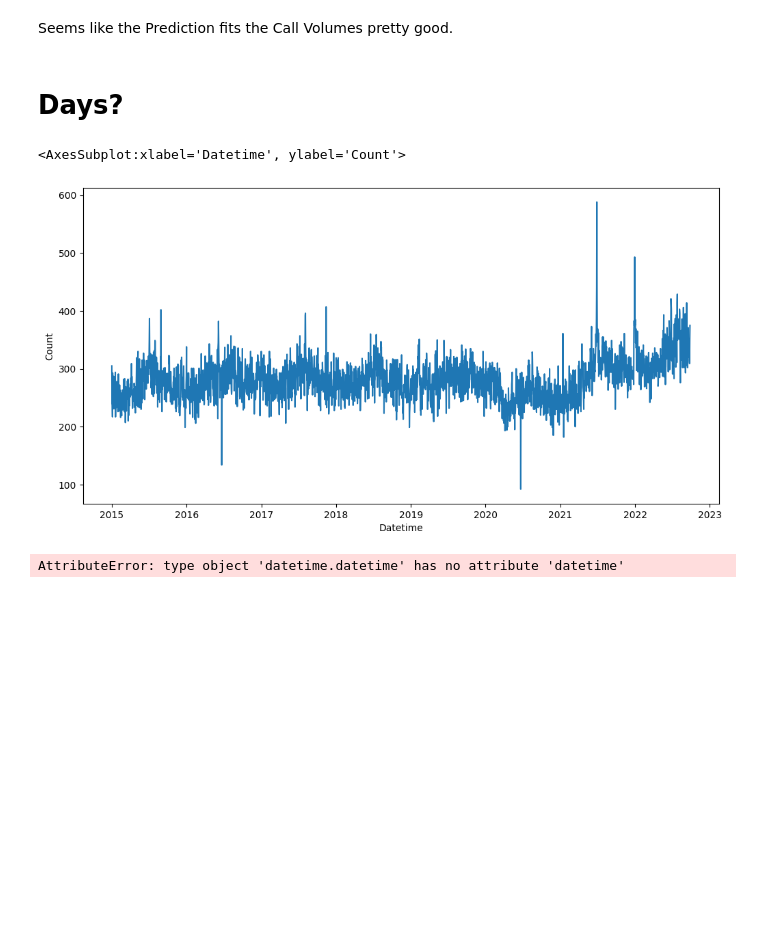
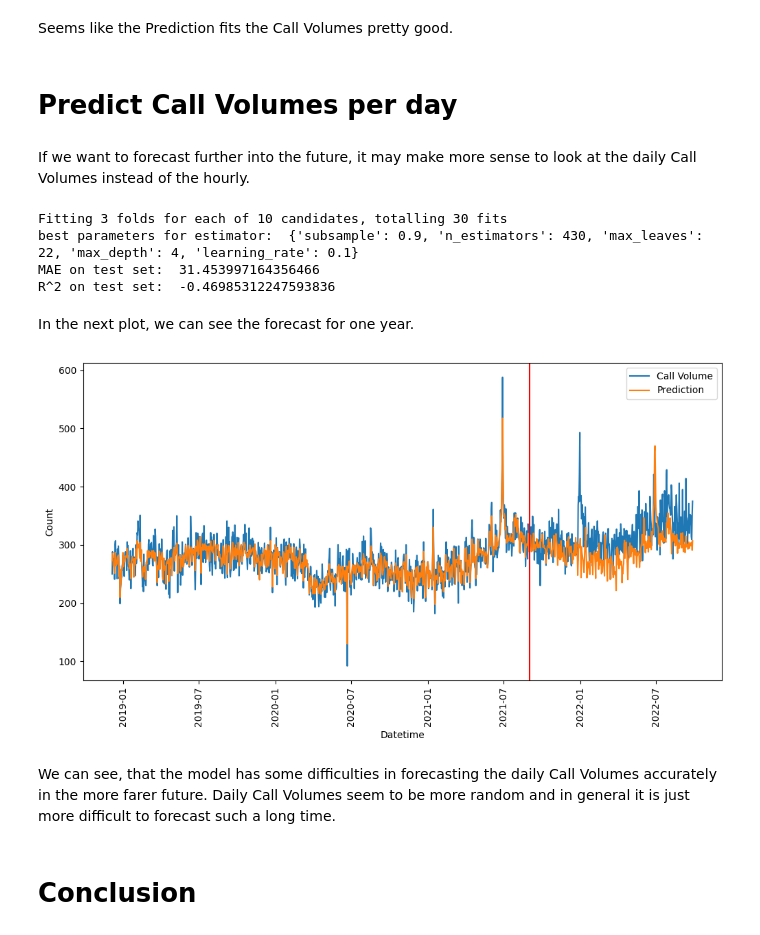
Before and after one commit to deneick/Prediction-of-Call-Volume-for-Seattle-Fire-Department-Challenge, a Jupyter notebook: Notebook.ipynb, the cells around one changed output. Cells and saved outputs as stored; diff of their text form; code cells hidden in the pictures; blank space fills up the shorter version.

```diff
--- a/Notebook.ipynb
+++ b/Notebook.ipynb
@@ -363,4 +387,33 @@ plot_results(df, len(trainX), -24*2, 24*7)
 # %% [markdown]
 Seems like the Prediction fits the Call Volumes pretty good.
+# %% [markdown]
+# Predict Call Volumes per day
+# %% [markdown]
+If we want to forecast further into the future, it may make more sense to look at the daily Call Volumes instead of the hourly.
+# %%
+df_days = get_features(data, freq='d')
+trainX, trainY, testX, testY = get_train_test_split(df_days, split = datetime.strptime("01-09-2021", "%d-%m-%Y"))
+model = get_best_regressor(trainX, trainY)
+
+pred_test = model.predict(testX)
+pred_train = model.predict(trainX)
+
+print('MAE on test set: ', mean_absolute_error(testY, pred_test))
+print('R^2 on test set: ', r2_score(testY, pred_test))
+
+df_days['pred'] = np.concatenate([pred_train, pred_test])
+# %% [output]
+Fitting 3 folds for each of 10 candidates, totalling 30 fits
+best parameters for estimator:  {'subsample': 0.9, 'n_estimators': 430, 'max_leaves': 22, 'max_depth': 4, 'learning_rate': 0.1}
+MAE on test set:  31.453997164356466
+R^2 on test set:  -0.46985312247593836
+# %% [markdown]
+In the next plot, we can see the forecast for one year.
+# %%
+plot_results(df_days, len(trainX), -1000)
+# %% [output]
+[figure, added]
+# %% [markdown]
+We can see, that the model has some difficulties in forecasting the daily Call Volumes accurately in the more farer future. Daily Call Volumes seem to be more random and in general it is just more difficult to forecast such a long time.
 # %% [markdown]
-# Days?
+# Conclusion
@@ -369,9 +419,0 @@ df_days = get_features(data, freq='d')
-# %%
-sns.lineplot(x = df_days.index, y = df_days['Count'])
-# %% [output]
-<AxesSubplot:xlabel='Datetime', ylabel='Count'>
-[figure, removed]
-# %%
-trainX, trainY, testX, testY = get_train_test_split(df_days, split = datetime.datetime.strptime("01-09-2021", "%d-%m-%Y"))
-# %% [output]
-AttributeError: type object 'datetime.datetime' has no attribute 'datetime'
```
Also changed, not shown: parts of 17 cells of this notebook.
